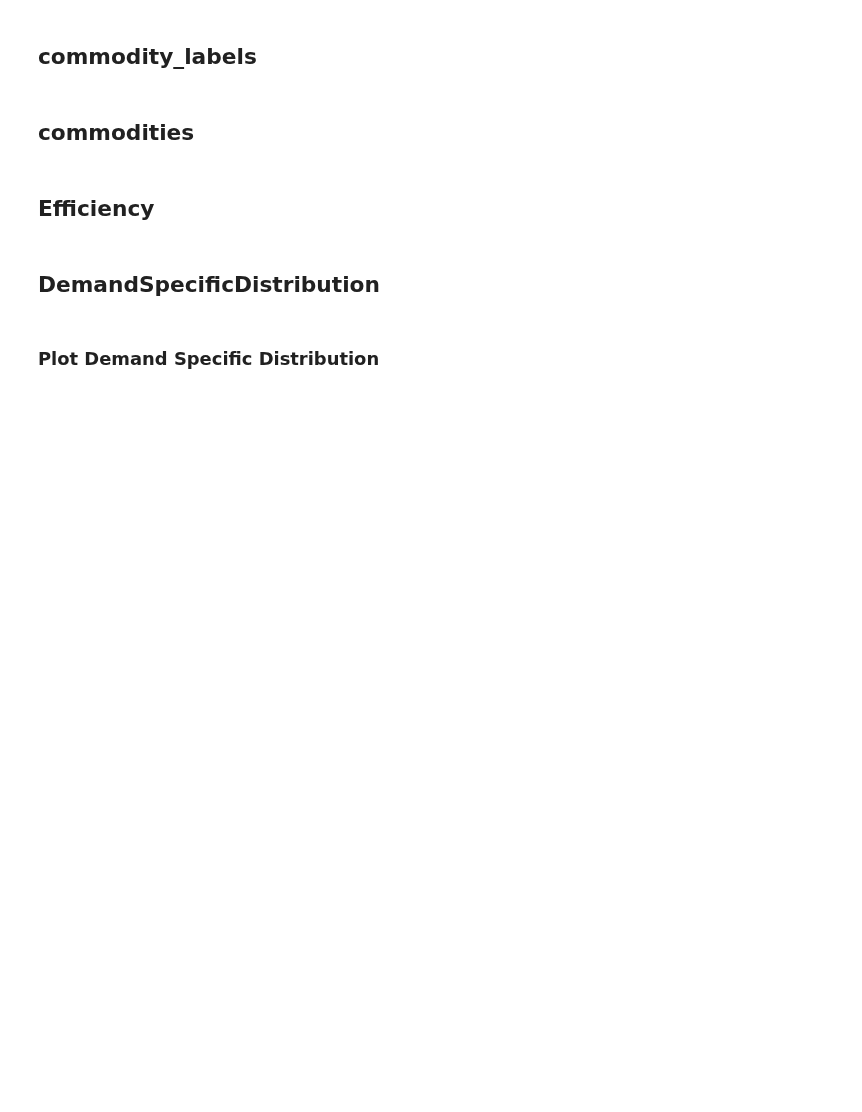
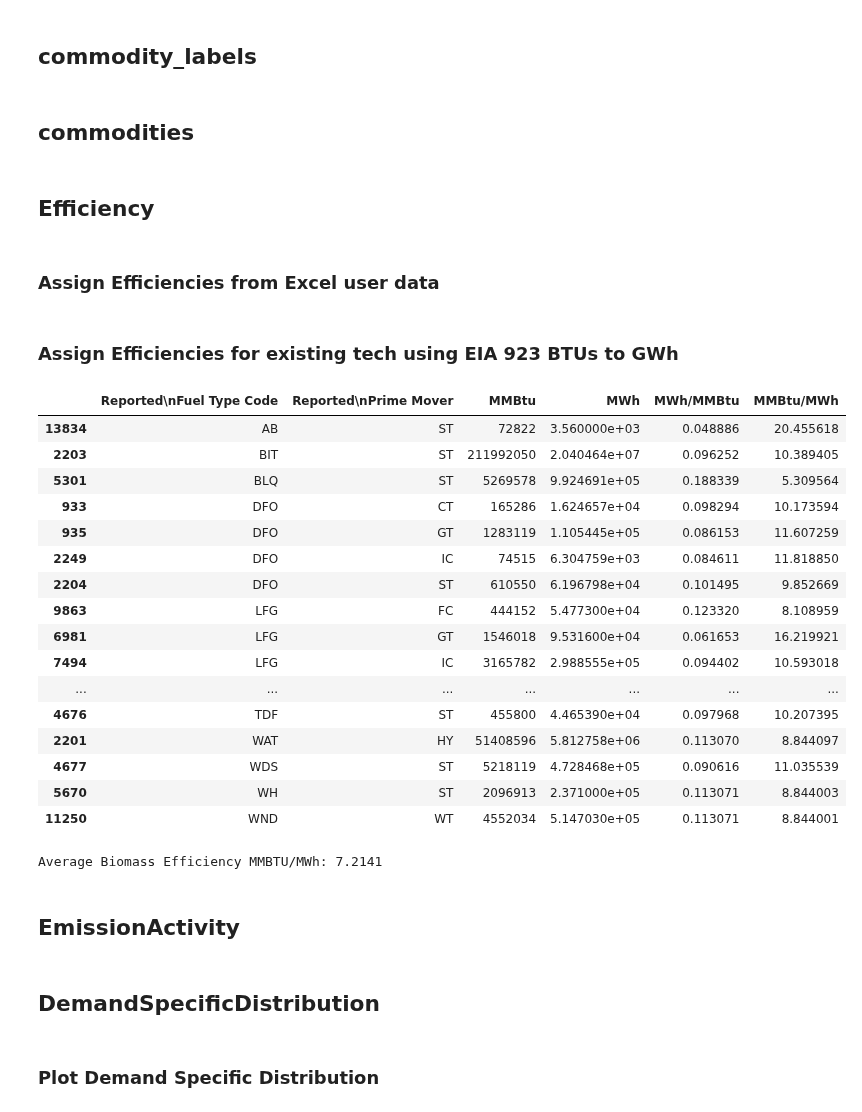
Before and after one commit to vaduraes/TemoaHurricane_V2, a Jupyter notebook: CreateBaseDeck/Excel2Sql.ipynb, the cells around one changed output. Saved outputs shown, nothing was run; the diff lists cells and outputs as text; code cells hidden in the pictures; blank space fills up the shorter version.

```diff
--- a/CreateBaseDeck/Excel2Sql.ipynb
+++ b/CreateBaseDeck/Excel2Sql.ipynb
@@ -23,6 +23,9 @@ CensusDataPath="./CensusData/US_tract_cenpop_2020.shp" # https://data2.nhgis.org
 
 EIA_930_BalancePath="./EIAData/EIA-930-Balance/" # https://www.eia.gov/survey/#eia-930, Used for demand, ignore COVID years
 EIA_930_CFPath="./EIAData/EIA-930-Generation/" # https://www.eia.gov/survey/#eia-930, Used for CFs include COVID years
+
+EIA_923_Path="./EIAData/EIA923_Schedules_2_3_4_5_M_12_2021_Final_Revision.xlsx" # Fuel consumption and generation by plant
+
 
 MajorBAs=["DUK", "CPLE"] #Major BA's in the region according to EIA-930 notation
 
@@ -67,7 +70,6 @@ Regions=["R1","R2","R3"]
 #17.Build df for commodity_labels     -ok
 #18.Build df for DemandSpecificDistribution  -ok
 #19.Build df for CapacityFactorProcess -ok
-
 #20.Build df for Efficiency           - Do efficiency modulates CF? or only the amout of output resource needed?
 #21.Build df for EmissionsActivity    -
 
@@ -1151,6 +1153,8 @@ ExcelDataP2 = pd.read_excel(UserDataPath+"UserDataPart2.xlsx", sheet_name ='comm
 commodities_sql=pd.DataFrame(ExcelDataP2.values,columns=["comm_name","flag","comm_desc"])
 # %% [markdown]
 ## Efficiency
+# %% [markdown]
+### Assign Efficiencies from Excel user data
 # %%
 #Construct the df for all valid combinations
 #You can get all valid combinations for the future tech using CostInvest_sql
@@ -1208,3 +1212,64 @@ if np.sum(Efficiency_sql["efficiency"]==-1)>0:
     print("ERROR: There are some efficiency values that are not filled")
     print(Efficiency_sql.loc[Efficiency_sql["efficiency"]==-1,:])
     sys.exit()
+# %% [markdown]
+### Assign Efficiencies for existing tech using EIA 923 BTUs to GWh
+# %%
+#Have to enter the value by hand on the efficiency table
+EIA923_df = pd.read_excel(EIA_923_Path,sheet_name ='Page 1 Generation and Fuel Data',skiprows=5)
+EIA923_State=EIA923_df["Plant State"]
+EIA923_df=EIA923_df[EIA923_State==State]
+EIA923_df=EIA923_df[(EIA923_df["Net Generation\n(Megawatthours)"]>0)*(EIA923_df["Elec Fuel Consumption\nMMBtu"]>0)] #If no fuel was consumed you cannot calculate the efficiency
+
+EIA923_Mover=EIA923_df["Reported\nPrime Mover"]
+EIA923_FuelType=EIA923_df["Reported\nFuel Type Code"]
+EIA923_FuelConsuption=EIA923_df["Elec Fuel Consumption\nMMBtu"]
+EIA923_EnergyGen=EIA923_df["Net Generation\n(Megawatthours)"]
+
+UniqueMoverFuel = EIA923_df[["Reported\nFuel Type Code","Reported\nPrime Mover"]].drop_duplicates()
+
+UniqueMoverFuel["MMBtu"]=0
+UniqueMoverFuel["MWh"]=0
+for Mover, Fuel in zip(UniqueMoverFuel.iloc[:,1],UniqueMoverFuel.iloc[:,0]):
+    Idx=(UniqueMoverFuel["Reported\nPrime Mover"]==Mover) * (UniqueMoverFuel["Reported\nFuel Type Code"]==Fuel)
+
+    UniqueMoverFuel.loc[Idx,"MMBtu"]=np.sum(EIA923_FuelConsuption[(EIA923_Mover==Mover) * (EIA923_FuelType==Fuel)])
+    UniqueMoverFuel.loc[Idx,"MWh"]=np.sum(EIA923_EnergyGen[(EIA923_Mover==Mover) * (EIA923_FuelType==Fuel)])
+
+UniqueMoverFuel["MWh/MMBtu"]=UniqueMoverFuel["MWh"]/UniqueMoverFuel["MMBtu"]
+UniqueMoverFuel["MMBtu/MWh"]=UniqueMoverFuel["MMBtu"]/UniqueMoverFuel["MWh"]
+# %%
+UniqueMoverFuel.sort_values(['Reported\nFuel Type Code','Reported\nPrime Mover'], ascending=(True,True))
+# %% [output]
+|  | Reported\nFuel Type Code | Reported\nPrime Mover | MMBtu | MWh | MWh/MMBtu | MMBtu/MWh |
+| 13834 | AB | ST | 72822 | 3.560000e+03 | 0.048886 | 20.455618 |
+| 2203 | BIT | ST | 211992050 | 2.040464e+07 | 0.096252 | 10.389405 |
+| 5301 | BLQ | ST | 5269578 | 9.924691e+05 | 0.188339 | 5.309564 |
+| 933 | DFO | CT | 165286 | 1.624657e+04 | 0.098294 | 10.173594 |
+| 935 | DFO | GT | 1283119 | 1.105445e+05 | 0.086153 | 11.607259 |
+| 2249 | DFO | IC | 74515 | 6.304759e+03 | 0.084611 | 11.818850 |
+| 2204 | DFO | ST | 610550 | 6.196798e+04 | 0.101495 | 9.852669 |
+| 9863 | LFG | FC | 444152 | 5.477300e+04 | 0.123320 | 8.108959 |
+| 6981 | LFG | GT | 1546018 | 9.531600e+04 | 0.061653 | 16.219921 |
+| 7494 | LFG | IC | 3165782 | 2.988555e+05 | 0.094402 | 10.593018 |
+| ... | ... | ... | ... | ... | ... | ... |
+| 4676 | TDF | ST | 455800 | 4.465390e+04 | 0.097968 | 10.207395 |
+| 2201 | WAT | HY | 51408596 | 5.812758e+06 | 0.113070 | 8.844097 |
+| 4677 | WDS | ST | 5218119 | 4.728468e+05 | 0.090616 | 11.035539 |
+| 5670 | WH | ST | 2096913 | 2.371000e+05 | 0.113071 | 8.844003 |
+| 11250 | WND | WT | 4552034 | 5.147030e+05 | 0.113071 | 8.844001 |
+# %%
+#mean givel all biomass fuels
+BioFuel=["AB","BLQ","OBG","WDS"]
+BTU=0
+MWh=0
+for Fuel in BioFuel:
+    Idx=UniqueMoverFuel["Reported\nFuel Type Code"]==Fuel
+    BTU=BTU+np.sum(UniqueMoverFuel.loc[Idx,"MMBtu"])
+    MWh=MWh+np.sum(UniqueMoverFuel.loc[Idx,"MWh"])
+
+print("Average Biomass Efficiency MMBTU/MWh: %.4f" % (BTU/MWh))
+# %% [output]
+Average Biomass Efficiency MMBTU/MWh: 7.2141
+# %% [markdown]
+## EmissionActivity
```
Also changed, not shown: parts of 6 cells of this notebook.
